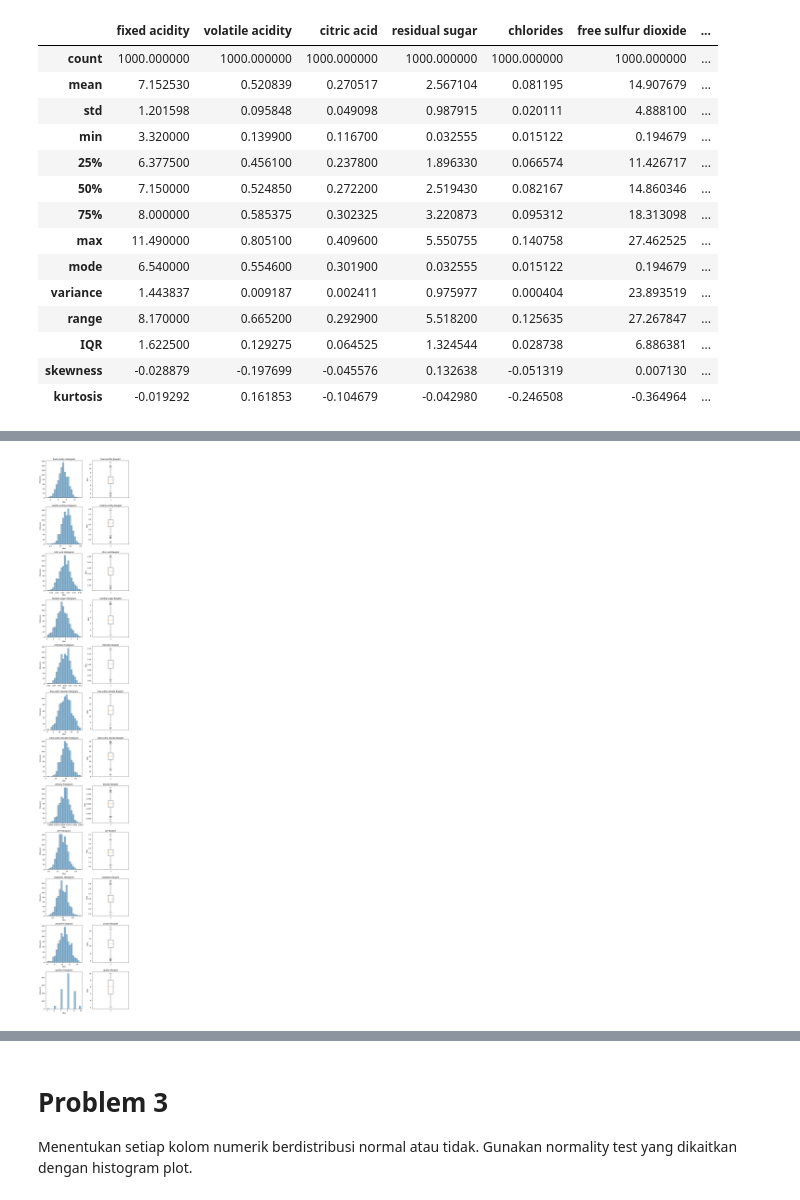
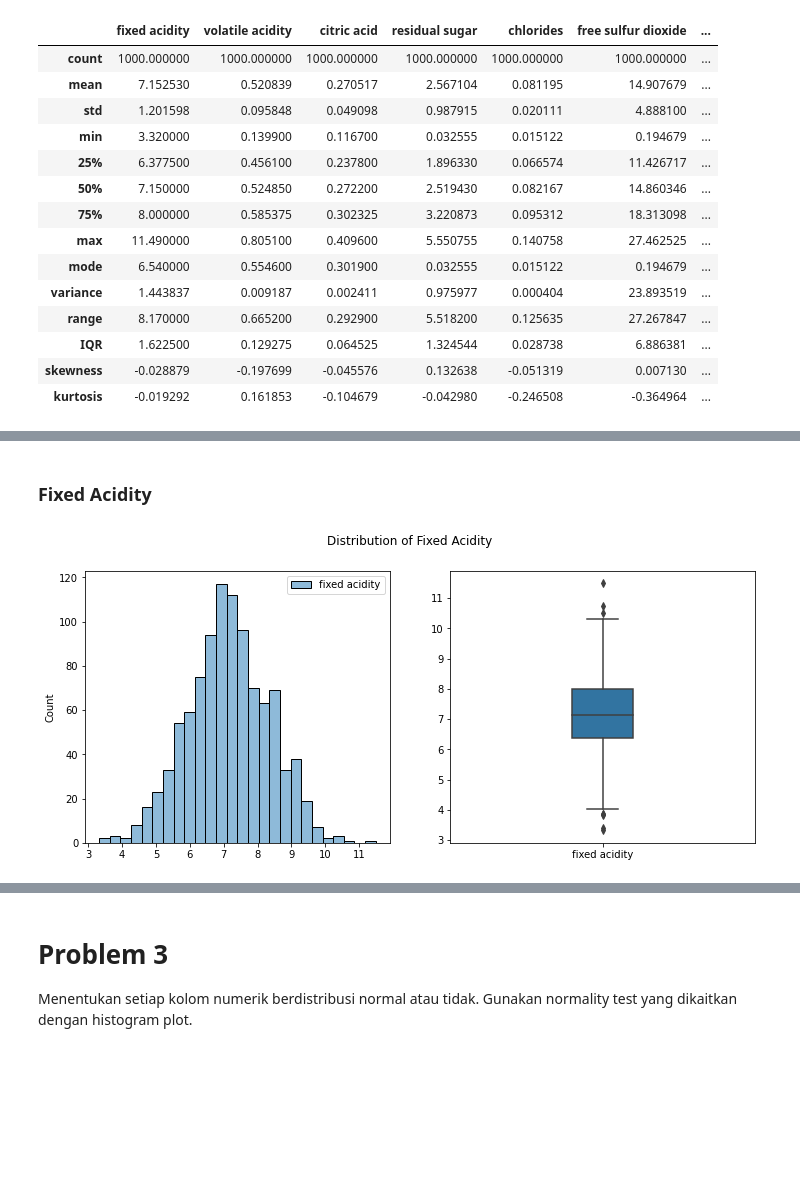
Before and after one commit to bernarduswillson/ProbStat, a Jupyter notebook: tubes.ipynb, the cells around one changed output, grey strips where cells are left out. Drawn from its saved outputs; the diff is of its cells as text; code cells hidden in the pictures; blank space fills up the shorter version.

```diff
--- a/tubes.ipynb
+++ b/tubes.ipynb
@@ -101,24 +90,19 @@ From the boxplot and the histogram we can conclude that the distribution is not
-# %%
-# Create subplots
-fig, axs = plt.subplots(nrows=len(df.select_dtypes(include=[np.number]).columns), ncols=2, figsize=(8, 4*len(df.select_dtypes(include=[np.number]).columns)))
-
-# Loop through columns and plot histogram and boxplot in each subplot
-for i, col in enumerate(df.select_dtypes(include=[np.number]).columns):
-    # Histogram
-    axs[i, 0].hist(df[col], bins=20, alpha=0.5, edgecolor='black')
-    axs[i, 0].set_title(col + ' Histogram')
-    axs[i, 0].set_xlabel('Nilai')
-    axs[i, 0].set_ylabel('Frekuensi')
-
-    # Boxplot
-    axs[i, 1].boxplot(df[col])
-    axs[i, 1].set_title(col + ' Boxplot')
-    axs[i, 1].set_ylabel('Nilai')
-
-# Adjust spacing between subplots
-plt.tight_layout()
-
-# Show the plot
-plt.show()
-# %% [output]
-[figure, removed]
+# %% [markdown]
+### Fixed Acidity
+# %%
+# read fixed acidity data
+fixedAcidity = df[['fixed acidity']]
+
+# create figure
+fig, axs = plt.subplots(ncols=2, figsize=(12, 5))
+plt.suptitle("Distribution of Fixed Acidity")
+
+# histogram
+sns.histplot(fixedAcidity, ax=axs[0])
+# boxplot
+sns.boxplot(fixedAcidity, ax=axs[1], orient='v', width=0.2)
+
+# show plot
+plt.show()
+# %% [output]
+[figure, added]
```
Also changed, not shown: parts of 50 cells of this notebook.
